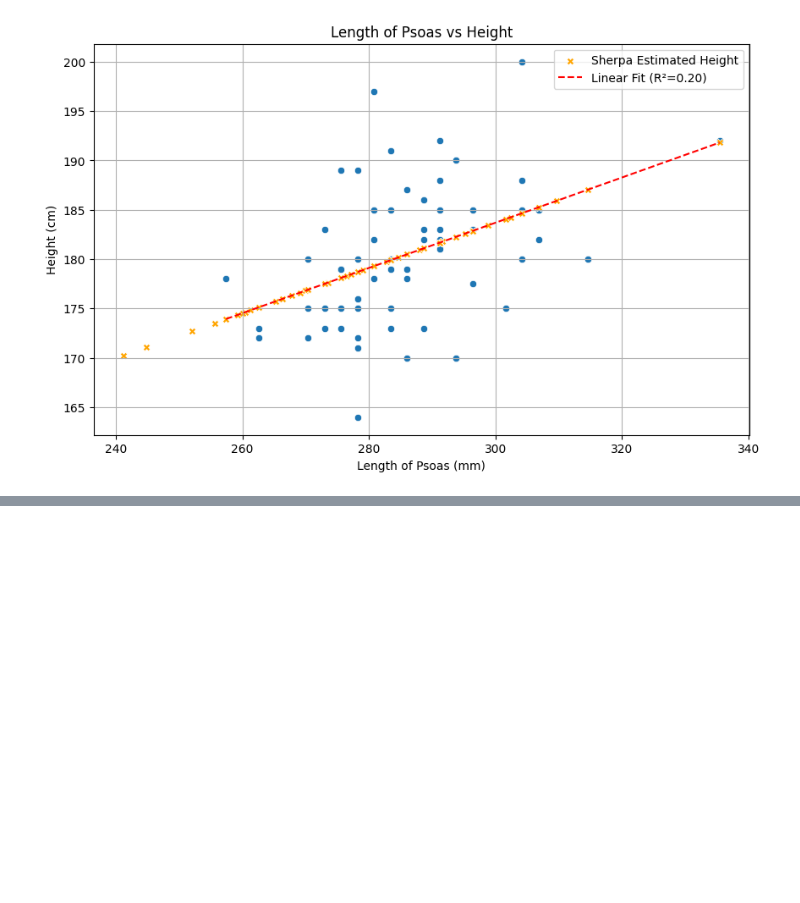
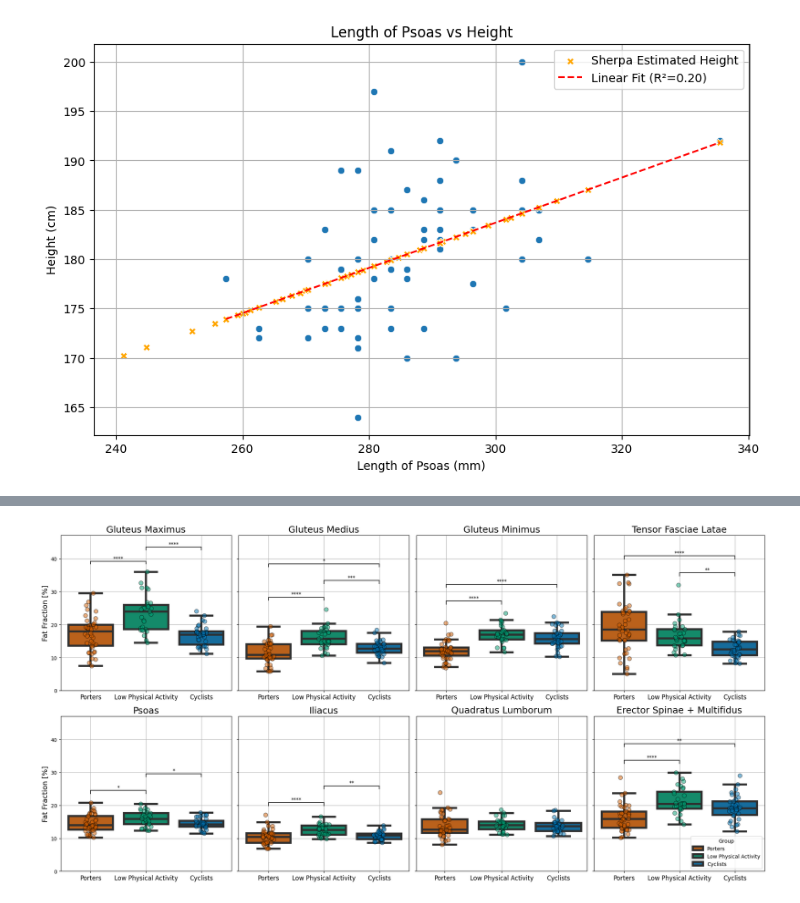
Before and after one commit to mabelzunce/lower-body-muscle-qMRI-pipeline, a Jupyter notebook: src/analysis/statistical_analysis/analyse_ff_and_volume_nepal.ipynb, the cells around one changed output, grey strips where cells are left out. Drawn from its saved outputs; the diff is of its cells as text; code cells hidden in the pictures; blank space fills up the shorter version.

```diff
--- a/src/analysis/statistical_analysis/analyse_ff_and_volume_nepal.ipynb
+++ b/src/analysis/statistical_analysis/analyse_ff_and_volume_nepal.ipynb
@@ -536,0 +604,92 @@ Median (IQR) table saved to d:/data_sherpas/statistical_analysis/median_iqr_tabl
+# %%
+# Plot fat fraction
+import statannotations
+from statannotations.Annotator import Annotator
+from scikit_posthocs import posthoc_dunn
+
+# Define the desired order for groups
+desired_group_order = ['Porters', 'Low Physical Activity', 'Cyclists']
+
+# Convert Group column to categorical with specified order for consistent plotting
+filtered_data_analysis['Group'] = pd.Categorical(
+    filtered_data_analysis['Group'],
+    categories=desired_group_order,
+    ordered=True
+)
+
+custom_palette = {
+    'Porters': '#D55E00',  # reddish-orange
+    'Cyclists': '#0072B2',                  # blue
+    'Low Physical Activity': '#009E73'                  # green
+}
+
+fig, axes = plt.subplots(2, 4, figsize=(20, 10), sharey=True)
+muscle_list = ['GMAX', 'GMED', 'GMIN', 'TFL', 'PSOAS', 'ILIACUS', 'QUADRATUS', 'M+ES']
+muscle_names_for_plots = {
+    'GMAX': 'Gluteus Maximus',
+    'GMED': 'Gluteus Medius',
+    'GMIN': 'Gluteus Minimus',
+    'TFL': 'Tensor Fasciae Latae',
+    'PSOAS': 'Psoas',
+    'ILIACUS': 'Iliacus',
+    'QUADRATUS': 'Quadratus Lumborum',
+    'M+ES': 'Erector Spinae + Multifidus'
+}
+for i, muscle in enumerate(muscle_list):
+    ax = axes[i // 4, i % 4]
+    sns.boxplot(x='Group', y=f'FF_{muscle}', data=filtered_data_analysis, showfliers=False, palette=custom_palette, hue='Group',
+                legend=True, linewidth=4, ax=ax)
+    sns.stripplot(
+        x='Group', y=f'FF_{muscle}', data=filtered_data_analysis,
+        palette=custom_palette, alpha=0.5, jitter=True, size=8, hue='Group', legend=False,
+        edgecolor='black', linewidth=1, ax=ax
+    )
+    if i == 0:
+        ax.set_ylim(0, 40)
+    # Remove the x-axis label (the "group title")
+    ax.set(xlabel=None)
+    ax.tick_params(axis='x', labelsize=12)
+    ax.set_ylabel('Fat Fraction [%]', fontsize=14)
+    ax.set_title(f'{muscle_names_for_plots[muscle]}', fontsize=18)
+    ax.grid(True)
+    # Add significance annotations~
+    #sub_df = [filtered_data_analysis[filtered_data_analysis['Group'] == group][f'FF_{muscle}'].dropna()
+    #      for group in filtered_data_analysis['Group'].unique()]
+    grouped_data = filtered_data_analysis.groupby('Group')
+    print(grouped_data.groups.keys())
+    groups_df = [group[f'FF_{muscle}'].values for name, group in grouped_data]
+    #print(groups_df)
+    stat, p_val = stats.kruskal(*groups_df)
+    print(f"Kruskal-Wallis test for {muscle}: H-statistic={stat:.2f}, p-value={p_val:.4f}")
+    dunn_df = posthoc_dunn(
+        filtered_data_analysis, val_col=f'FF_{muscle}', group_col="Group", p_adjust="fdr_bh"
+        )
+    molten_df = dunn_df.melt(ignore_index=False).reset_index().dropna()
+    #print(molten_df)
+    # Filter out duplicate pairs and ensure unique annotations
+    pairs = [(i[1]["index"], i[1]["variable"]) for i in molten_df.iterrows()]
+    p_values = [i[1]["value"] for i in molten_df.iterrows()]
+    # Remove duplicate pairs with the same elements in different order
+    unique_pairs = list(set(tuple(sorted(pair)) for pair in pairs))
+    unique_p_values = [p_values[pairs.index(pair)] for pair in unique_pairs]
+    pairs = unique_pairs
+    p_values = unique_p_values
+    annotator = Annotator(
+        ax, unique_pairs, data=filtered_data_analysis, x="Group", y=f'FF_{muscle}', order=desired_group_order
+    )
+    annotator.configure(text_format="star", loc="inside", hide_non_significant=True)
+    annotator.set_pvalues_and_annotate(unique_p_values)
+
+    # Only show legend for the fourth plot (top right: i == 3)
+    if i == 7:
+        if ax.get_legend():
+            ax.legend(loc='upper right')
+            ax.legend(title='Group')
+    else:
+        if ax.get_legend():
+            ax.get_legend().remove()
+
+plt.tight_layout()
+plt.savefig(os.path.join(output_path, "boxplot_ff_all_muscles_by_group.png"))
+plt.show()
+# %% [output]
@@ -536,0 +788 @@ Median (IQR) table saved to d:/data_sherpas/statistical_analysis/median_iqr_tabl
+[figure, added]
```
Also changed, not shown: parts of 18 cells of this notebook, 3 other files.
